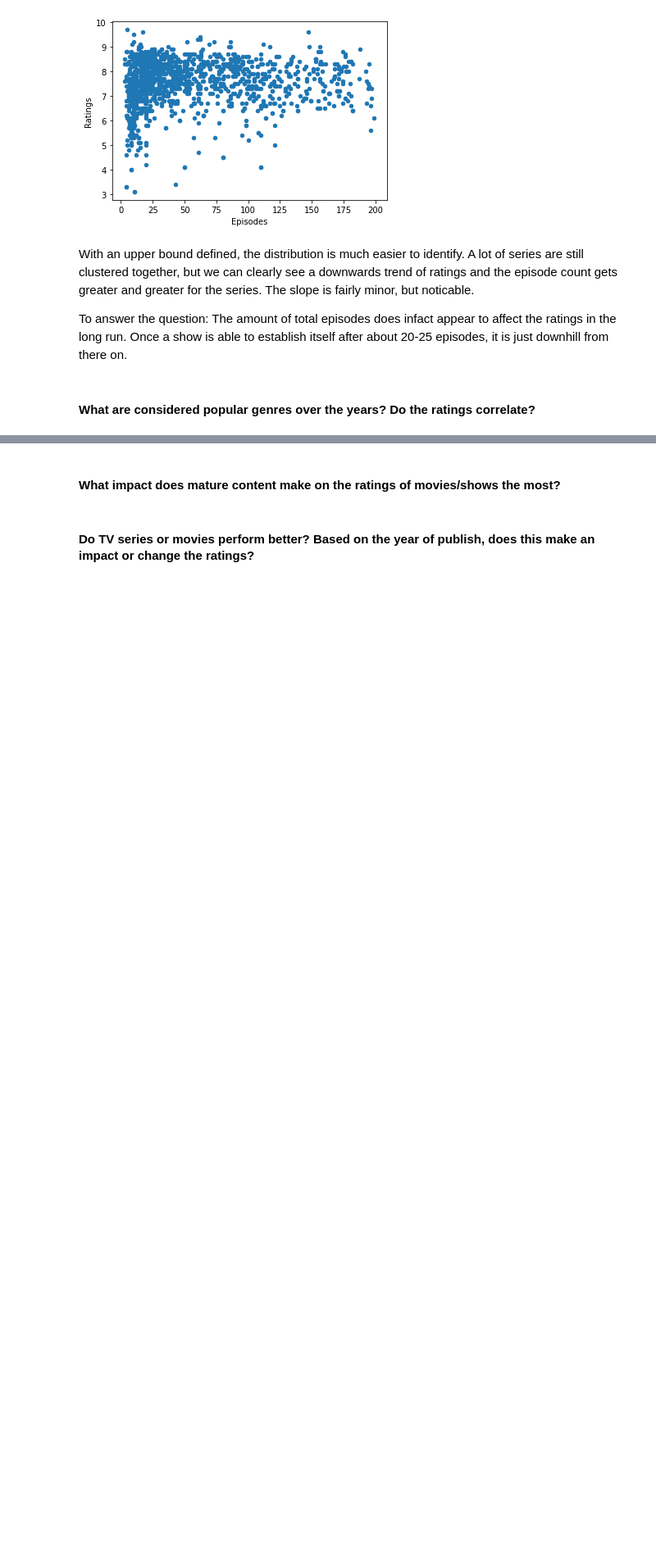
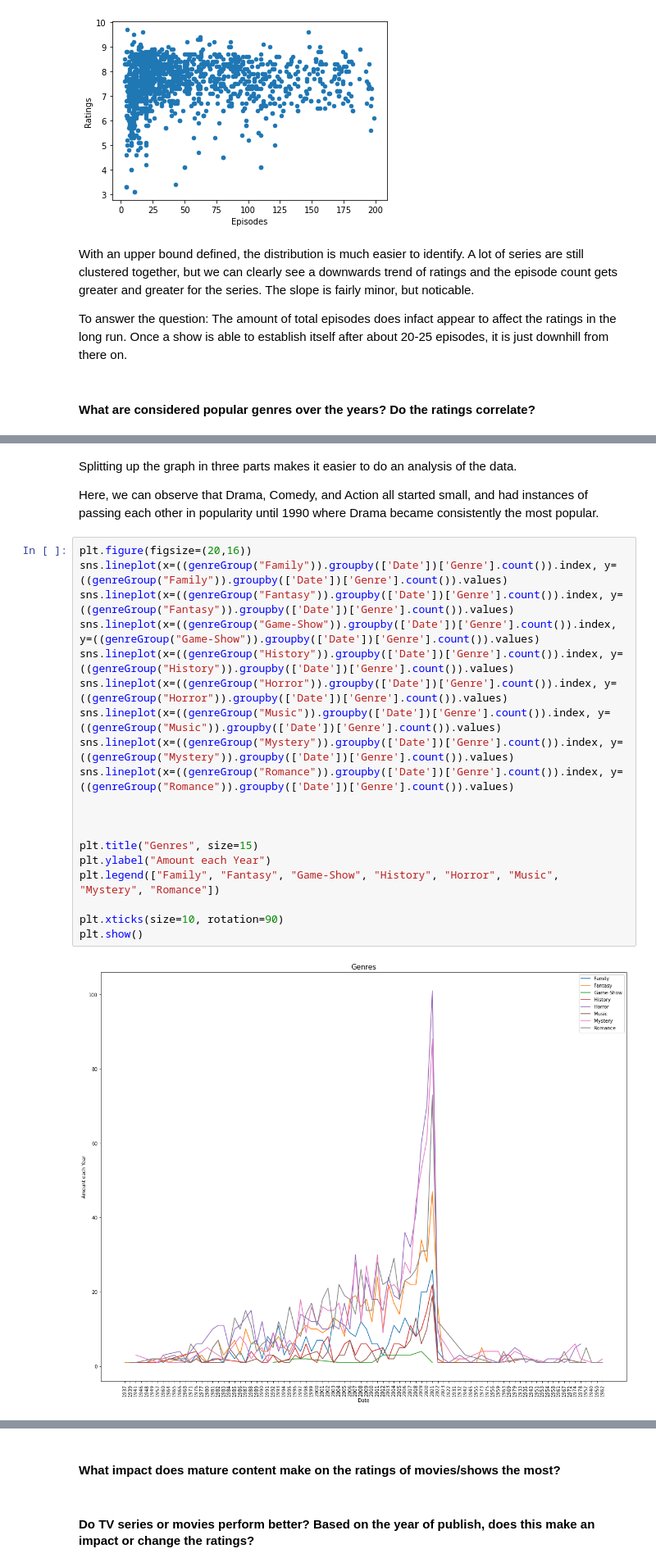
Before and after one commit to JTFin/CSCI2000U-Project, a Jupyter notebook: project-group29.ipynb, the cells around one changed output, grey strips where cells are left out. Shown at 82% size. Cells and saved outputs as stored; diff of their text form; blank space fills up the shorter version.

```diff
--- a/project-group29.ipynb
+++ b/project-group29.ipynb
@@ -231,0 +360,25 @@ To answer the question: The amount of total episodes does infact appear to affec
+# %% [markdown]
+Splitting up the graph in three parts makes it easier to do an analysis of the data.
+
+Here, we can observe that Drama, Comedy, and Action all started small, and had instances of passing each other in popularity until 1990 where Drama became consistently the most popular.
+# %%
+plt.figure(figsize=(20,16))
+sns.lineplot(x=((genreGroup("Family")).groupby(['Date'])['Genre'].count()).index, y=((genreGroup("Family")).groupby(['Date'])['Genre'].count()).values)
+sns.lineplot(x=((genreGroup("Fantasy")).groupby(['Date'])['Genre'].count()).index, y=((genreGroup("Fantasy")).groupby(['Date'])['Genre'].count()).values)
+sns.lineplot(x=((genreGroup("Game-Show")).groupby(['Date'])['Genre'].count()).index, y=((genreGroup("Game-Show")).groupby(['Date'])['Genre'].count()).values)
+sns.lineplot(x=((genreGroup("History")).groupby(['Date'])['Genre'].count()).index, y=((genreGroup("History")).groupby(['Date'])['Genre'].count()).values)
+sns.lineplot(x=((genreGroup("Horror")).groupby(['Date'])['Genre'].count()).index, y=((genreGroup("Horror")).groupby(['Date'])['Genre'].count()).values)
+sns.lineplot(x=((genreGroup("Music")).groupby(['Date'])['Genre'].count()).index, y=((genreGroup("Music")).groupby(['Date'])['Genre'].count()).values)
+sns.lineplot(x=((genreGroup("Mystery")).groupby(['Date'])['Genre'].count()).index, y=((genreGroup("Mystery")).groupby(['Date'])['Genre'].count()).values)
+sns.lineplot(x=((genreGroup("Romance")).groupby(['Date'])['Genre'].count()).index, y=((genreGroup("Romance")).groupby(['Date'])['Genre'].count()).values)
+
+
+
+plt.title("Genres", size=15)
+plt.ylabel("Amount each Year")
+plt.legend(["Family", "Fantasy", "Game-Show", "History", "Horror", "Music", "Mystery", "Romance"])
+
+plt.xticks(size=10, rotation=90)
+plt.show()
+# %% [output]
+[figure, added]
```
Also changed, not shown: parts of 26 cells of this notebook.
